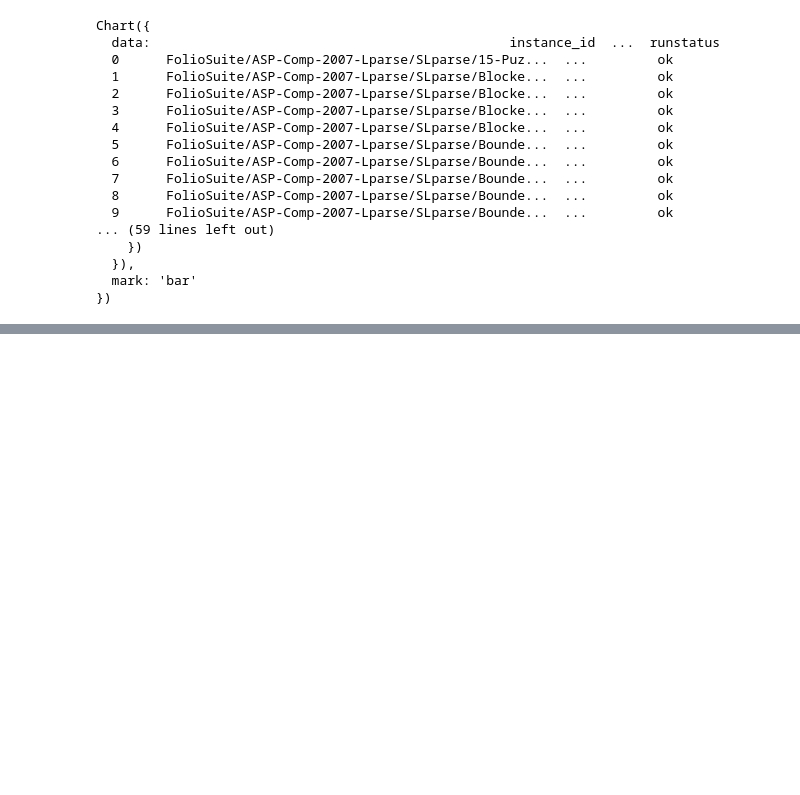
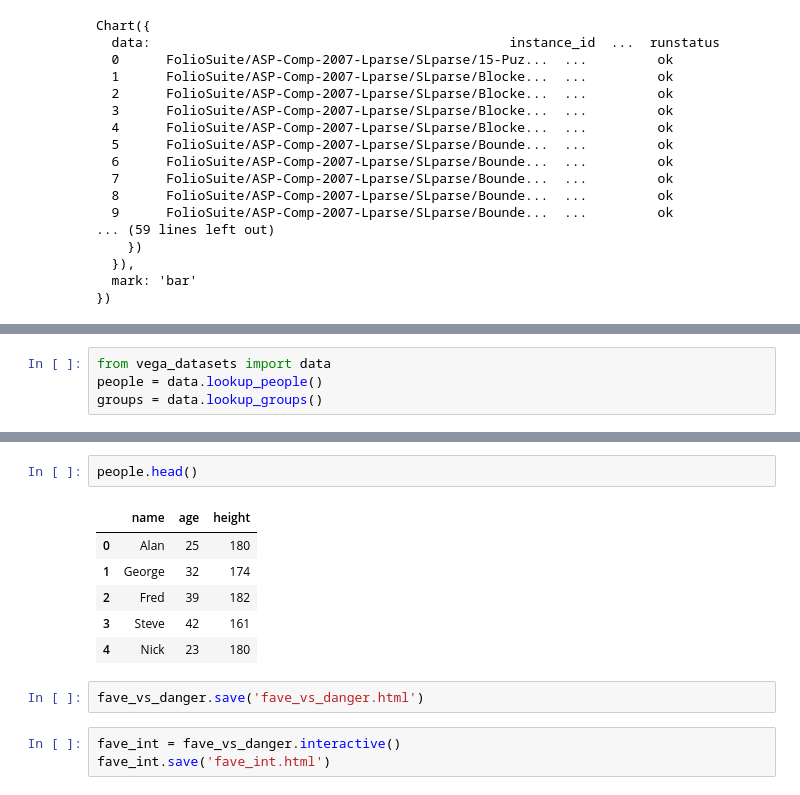
Before and after one commit to chawlaKat/Notebook-Noodlings, a Jupyter notebook: Get_Scattered_Fancy.ipynb, the cells around one changed output, grey strips where cells are left out. Cells and saved outputs as stored; diff of their text form; blank space fills up the shorter version.

```diff
--- a/Get_Scattered_Fancy.ipynb
+++ b/Get_Scattered_Fancy.ipynb
@@ -845,0 +949,4 @@ Chart({
+# %%
+from vega_datasets import data
+people = data.lookup_people()
+groups = data.lookup_groups()
@@ -845,0 +969,14 @@ Chart({
+# %%
+people.head()
+# %% [output]
+|  | name | age | height |
+| 0 | Alan | 25 | 180 |
+| 1 | George | 32 | 174 |
+| 2 | Fred | 39 | 182 |
+| 3 | Steve | 42 | 161 |
+| 4 | Nick | 23 | 180 |
+# %%
+fave_vs_danger.save('fave_vs_danger.html')
+# %%
+fave_int = fave_vs_danger.interactive()
+fave_int.save('fave_int.html')
```
Also changed, not shown: parts of 12 cells of this notebook.
